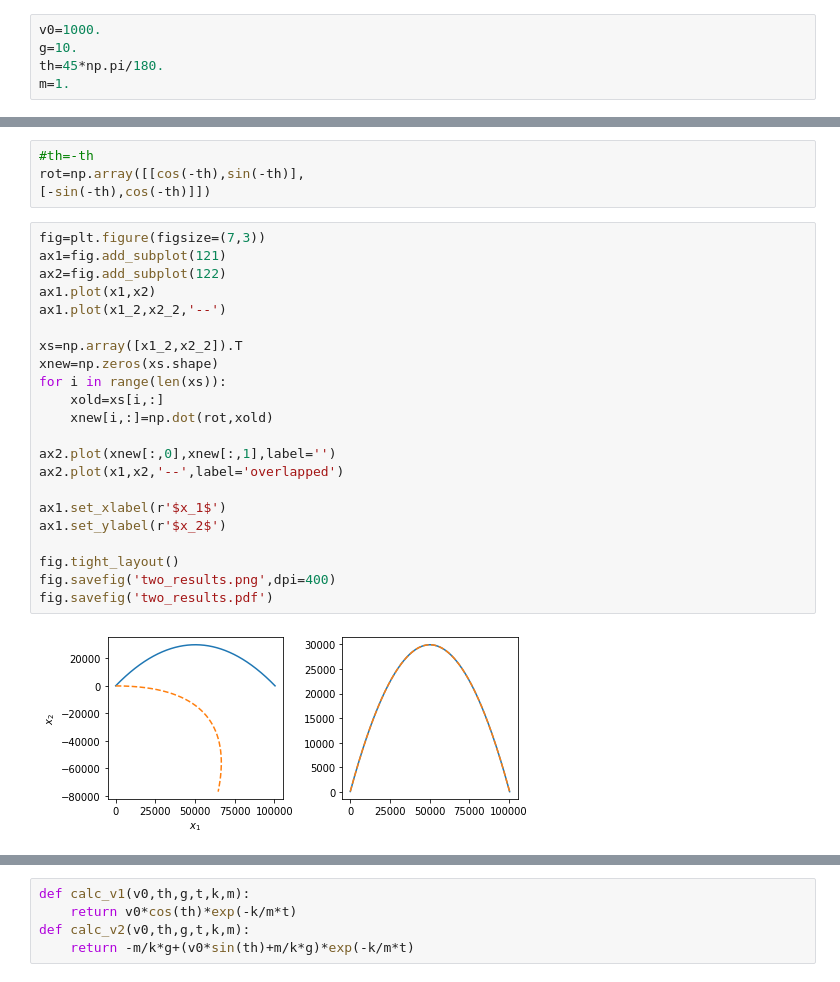
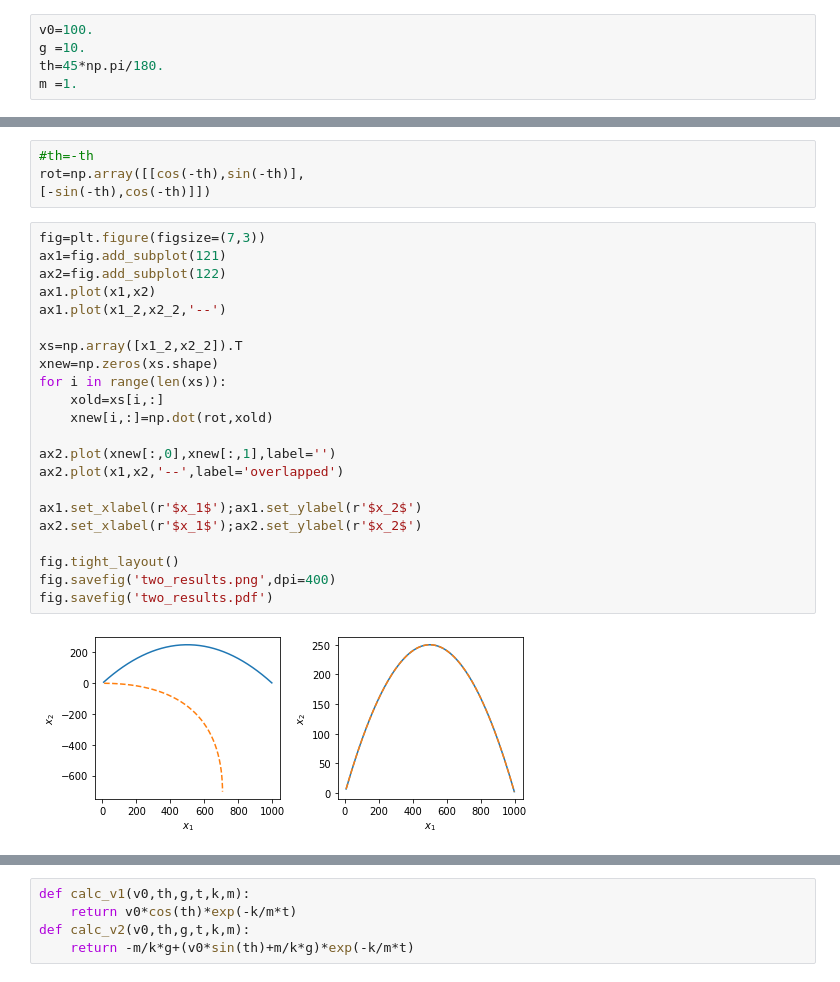
Before and after one commit to youngung/lectures, a Jupyter notebook: ipynb/commons/Invariance_coordinate_system.ipynb, the cells around one changed output, grey strips where cells are left out. Drawn from its saved outputs; the diff is of its cells as text.

```diff
--- a/ipynb/commons/Invariance_coordinate_system.ipynb
+++ b/ipynb/commons/Invariance_coordinate_system.ipynb
@@ -5,5 +12,5 @@ Populating the interactive namespace from numpy and matplotlib
 # %%
-v0=1000.
-g=10.
+v0=100.
+g =10.
 th=45*np.pi/180.
-m=1.
+m =1.
@@ -57,27 +88,27 @@ rot=np.array([[cos(-th),sin(-th)],
 # %%
 fig=plt.figure(figsize=(7,3))
 ax1=fig.add_subplot(121)
 ax2=fig.add_subplot(122)
 ax1.plot(x1,x2)
 ax1.plot(x1_2,x2_2,'--')
 
 xs=np.array([x1_2,x2_2]).T
 xnew=np.zeros(xs.shape)
 for i in range(len(xs)):
     xold=xs[i,:]
     xnew[i,:]=np.dot(rot,xold)
 
 ax2.plot(xnew[:,0],xnew[:,1],label='')
 ax2.plot(x1,x2,'--',label='overlapped')
 
-ax1.set_xlabel(r'$x_1$')
-ax1.set_ylabel(r'$x_2$')
+ax1.set_xlabel(r'$x_1$');ax1.set_ylabel(r'$x_2$')
+ax2.set_xlabel(r'$x_1$');ax2.set_ylabel(r'$x_2$')
 
 fig.tight_layout()
 fig.savefig('two_results.png',dpi=400)
 fig.savefig('two_results.pdf')
 # %% [output]
-[figure, old version]
+[figure, new version]
 # %%
 def calc_x1_coord1(v0,th,g,t):
     return v0*cos(th)*t
```
Also changed, not shown: parts of 27 cells of this notebook.
